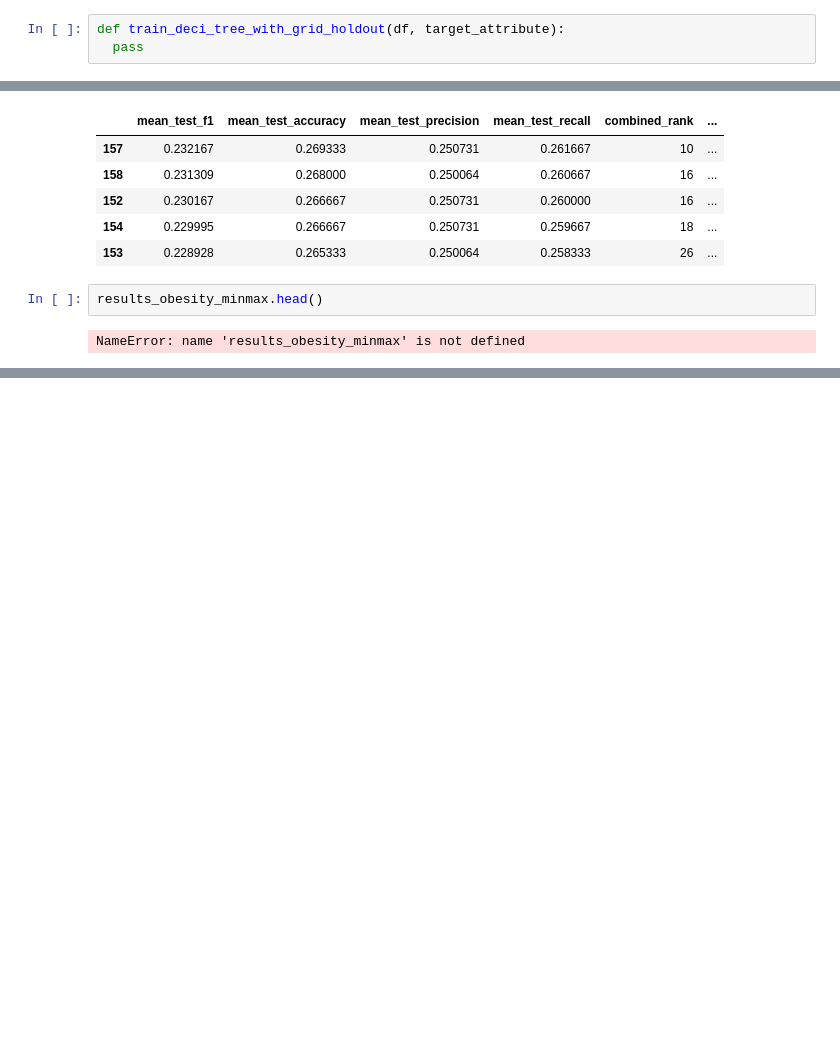
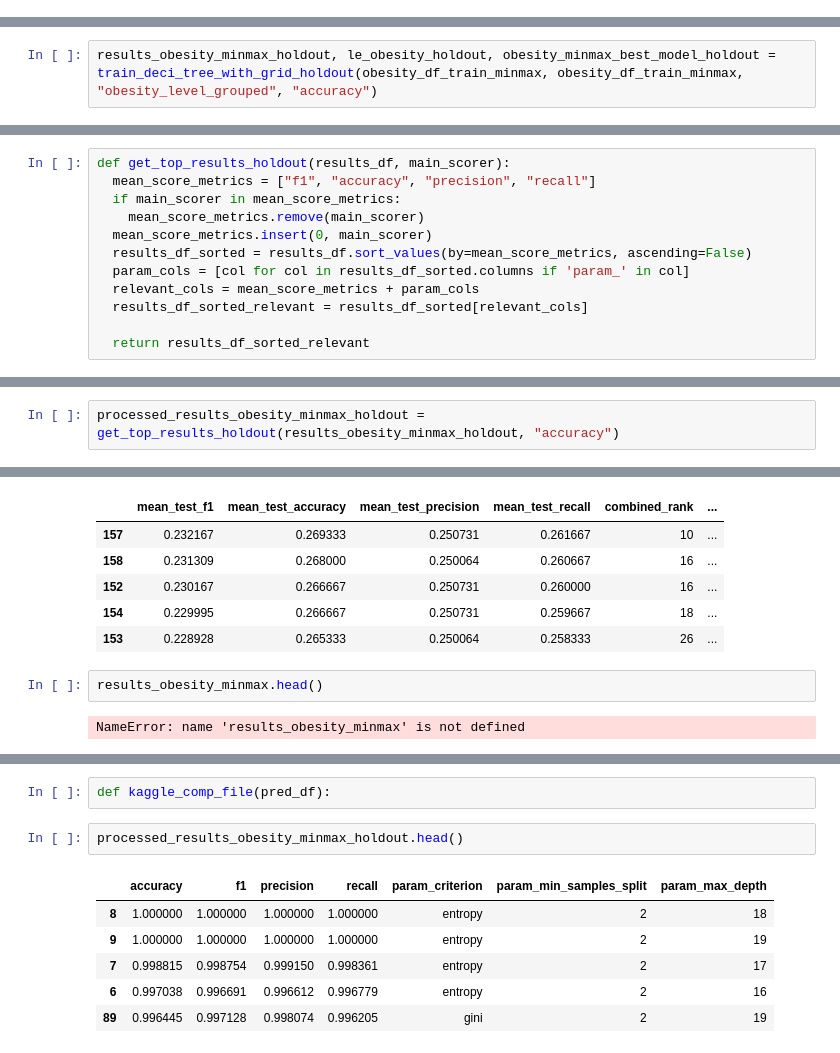
Before and after one commit to Esaiasson/Machine_learning_WS_2025, a Jupyter notebook: A1/decision_tree.ipynb, the cells around one changed output, grey strips where cells are left out. Saved outputs shown, nothing was run; the diff lists cells and outputs as text; blank space fills up the shorter version.

```diff
--- a/A1/decision_tree.ipynb
+++ b/A1/decision_tree.ipynb
@@ -95,6 +97,3 @@ def train_deci_tree_with_grid(df, target_attribute, main_scorer, strategy):
   print(grid_search.best_estimator_)
   print("Time(s): ", elapsed)
   return results, le, grid_search.best_estimator_
-# %%
-def train_deci_tree_with_grid_holdout(df, target_attribute):
-  pass
@@ -109,3 +198,5 @@ best accuracy 0.7926535915579513
 DecisionTreeClassifier(criterion='entropy', max_depth=16, min_samples_split=3,
                        random_state=1)
 Time(s):  19.142168253999444
+# %%
+results_obesity_minmax_holdout, le_obesity_holdout, obesity_minmax_best_model_holdout = train_deci_tree_with_grid_holdout(obesity_df_train_minmax, obesity_df_train_minmax, "obesity_level_grouped", "accuracy")
@@ -123,11 +217,25 @@ def get_top_results(results_df, main_scorer):
   results_df_sorted_relevant = results_df_sorted[relevant_cols]
 
   return results_df_sorted_relevant
+# %%
+def get_top_results_holdout(results_df, main_scorer):
+  mean_score_metrics = ["f1", "accuracy", "precision", "recall"]
+  if main_scorer in mean_score_metrics:
+    mean_score_metrics.remove(main_scorer)
+  mean_score_metrics.insert(0, main_scorer)
+  results_df_sorted = results_df.sort_values(by=mean_score_metrics, ascending=False)
+  param_cols = [col for col in results_df_sorted.columns if 'param_' in col]
+  relevant_cols = mean_score_metrics + param_cols
+  results_df_sorted_relevant = results_df_sorted[relevant_cols]
+
+  return results_df_sorted_relevant
 # %%
 processed_results_obesity_minmax = get_top_results(results_obesity_minmax, "accuracy")
 #processed_results_depression_minmax = get_top_results(results_depression_minmax, "accuracy")
 #processed_results_congressional = get_top_results(results_congressional, "accuracy")
 #processed_results_rev_minmax = get_top_results(results_rev_minmax, "accuracy")
+# %%
+processed_results_obesity_minmax_holdout = get_top_results_holdout(results_obesity_minmax_holdout, "accuracy")
 # %%
 processed_results_obesity_minmax.head()
 # %% [output]
@@ -196,0 +338,11 @@ precision 0.704465274840373
+# %%
+def kaggle_comp_file(pred_df):
+# %%
+processed_results_obesity_minmax_holdout.head()
+# %% [output]
+|  | accuracy | f1 | precision | recall | param_criterion | param_min_samples_split | param_max_depth |
+| 8 | 1.000000 | 1.000000 | 1.000000 | 1.000000 | entropy | 2 | 18 |
+| 9 | 1.000000 | 1.000000 | 1.000000 | 1.000000 | entropy | 2 | 19 |
+| 7 | 0.998815 | 0.998754 | 0.999150 | 0.998361 | entropy | 2 | 17 |
+| 6 | 0.997038 | 0.996691 | 0.996612 | 0.996779 | entropy | 2 | 16 |
+| 89 | 0.996445 | 0.997128 | 0.998074 | 0.996205 | gini | 2 | 19 |
```
Also changed, not shown: parts of 6 cells of this notebook.
